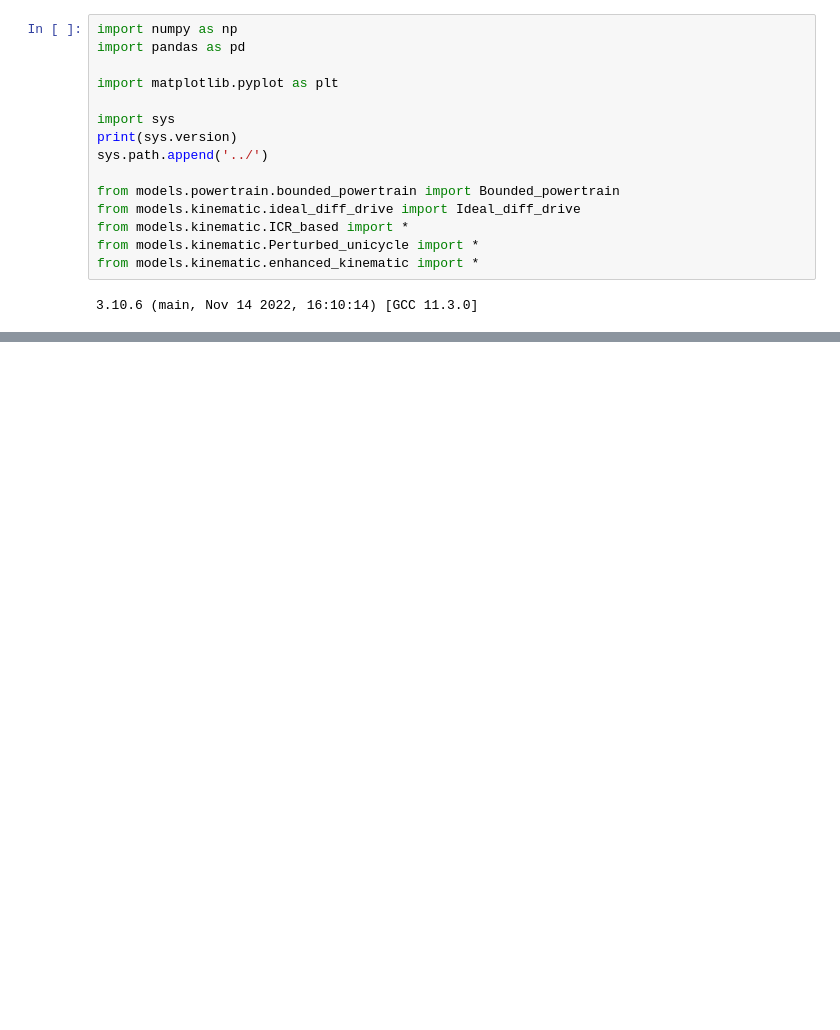
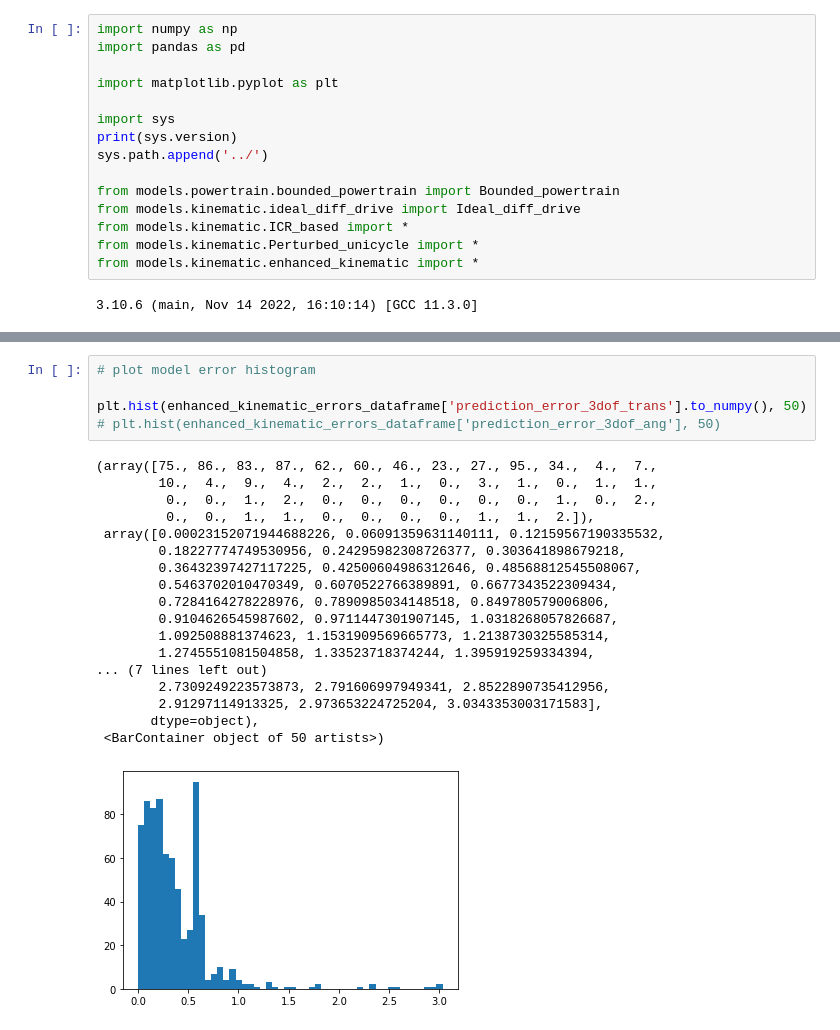
Before and after one commit to norlab-ulaval/norlab_WMRD, a Jupyter notebook: DB/plot_model_errors.ipynb, the cells around one changed output, grey strips where cells are left out. Drawn from its saved outputs; the diff is of its cells as text; blank space fills up the shorter version.

```diff
--- a/DB/plot_model_errors.ipynb
+++ b/DB/plot_model_errors.ipynb
@@ -92,0 +106,24 @@ Text(0, 0.5, 'Angular error [rad]')
+# %%
+# plot model error histogram
+
+plt.hist(enhanced_kinematic_errors_dataframe['prediction_error_3dof_trans'].to_numpy(), 50)
+# plt.hist(enhanced_kinematic_errors_dataframe['prediction_error_3dof_ang'], 50)
+# %% [output]
+(array([75., 86., 83., 87., 62., 60., 46., 23., 27., 95., 34.,  4.,  7.,
+        10.,  4.,  9.,  4.,  2.,  2.,  1.,  0.,  3.,  1.,  0.,  1.,  1.,
+         0.,  0.,  1.,  2.,  0.,  0.,  0.,  0.,  0.,  0.,  1.,  0.,  2.,
+         0.,  0.,  1.,  1.,  0.,  0.,  0.,  0.,  1.,  1.,  2.]),
+ array([0.00023152071944688226, 0.06091359631140111, 0.12159567190335532,
+        0.18227774749530956, 0.24295982308726377, 0.303641898679218,
+        0.36432397427117225, 0.42500604986312646, 0.48568812545508067,
+        0.5463702010470349, 0.6070522766389891, 0.6677343522309434,
+        0.7284164278228976, 0.7890985034148518, 0.849780579006806,
+        0.9104626545987602, 0.9711447301907145, 1.0318268057826687,
+        1.092508881374623, 1.1531909569665773, 1.2138730325585314,
+        1.2745551081504858, 1.33523718374244, 1.395919259334394,
+... (7 lines left out)
+        2.7309249223573873, 2.791606997949341, 2.8522890735412956,
+        2.91297114913325, 2.973653224725204, 3.0343353003171583],
+       dtype=object),
+ <BarContainer object of 50 artists>)
+[figure, added]
```
Also changed, not shown: parts of 4 cells of this notebook, 12 other files.
